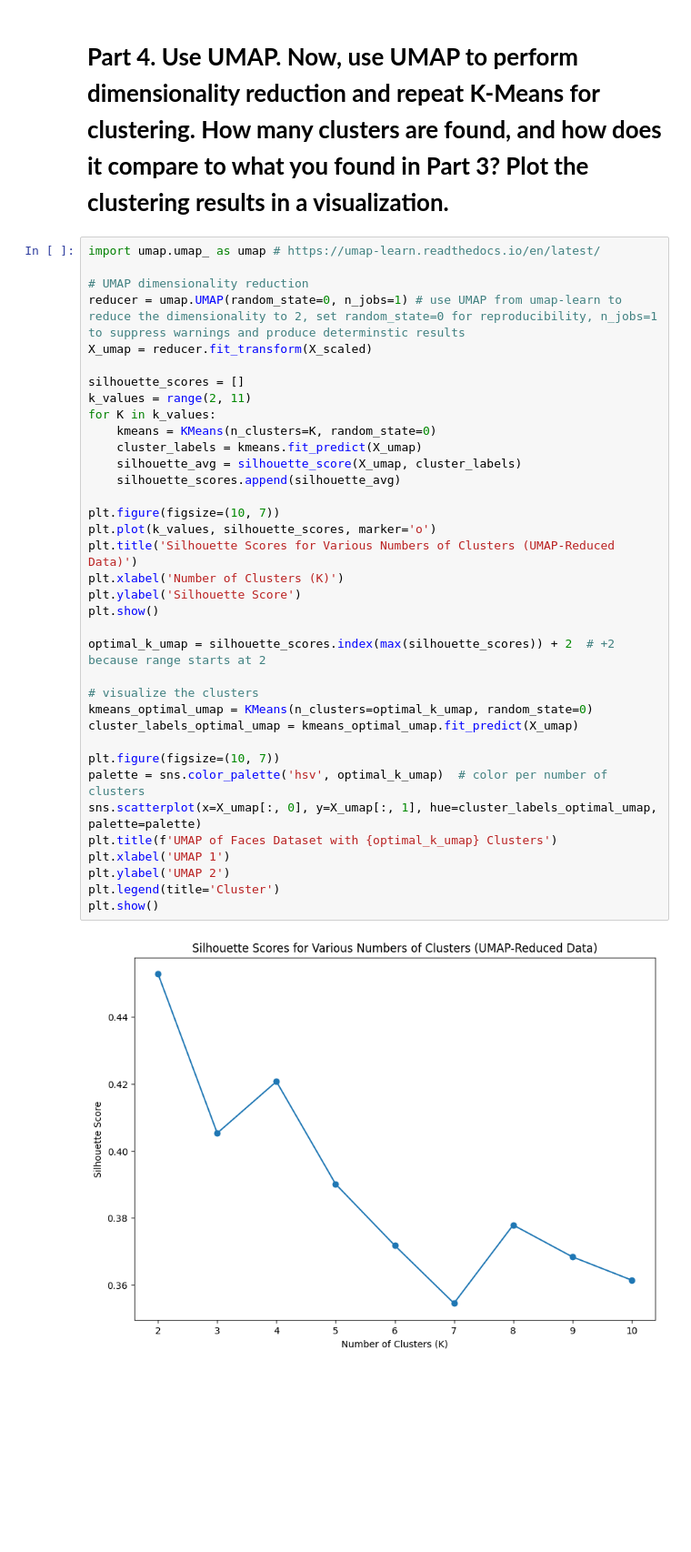
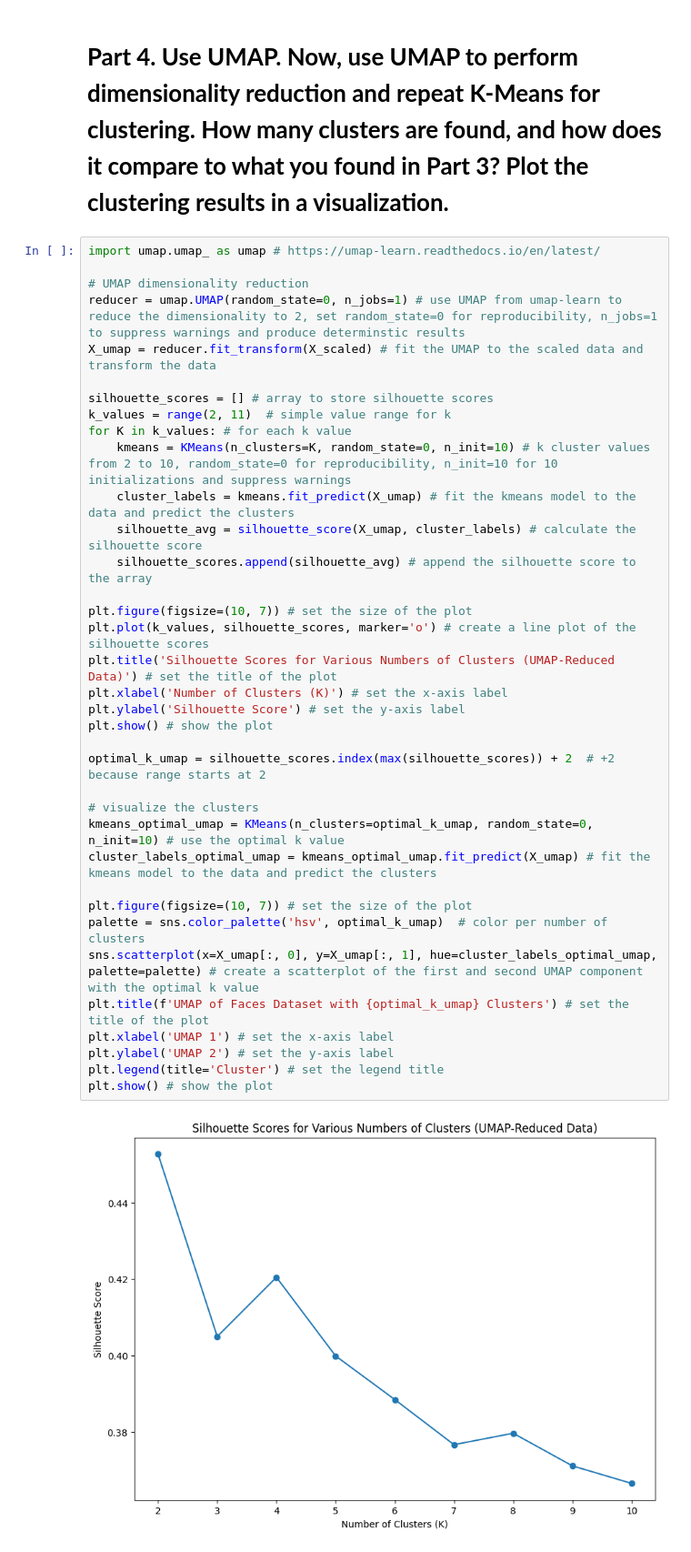
Before and after one commit to SuperRitchie/cmpt419, a Jupyter notebook: a2/a2.ipynb, the cells around one changed output. Shown: that part at 91% size. Drawn from its saved outputs; the diff is of its cells as text; blank space fills up the shorter version.

```diff
--- a/a2/a2.ipynb
+++ b/a2/a2.ipynb
@@ -123,39 +268,39 @@ plt.show()
 # %%
 import umap.umap_ as umap # https://umap-learn.readthedocs.io/en/latest/
 
 # UMAP dimensionality reduction
 reducer = umap.UMAP(random_state=0, n_jobs=1) # use UMAP from umap-learn to reduce the dimensionality to 2, set random_state=0 for reproducibility, n_jobs=1 to suppress warnings and produce determinstic results
-X_umap = reducer.fit_transform(X_scaled)
+X_umap = reducer.fit_transform(X_scaled) # fit the UMAP to the scaled data and transform the data
 
-silhouette_scores = []
-k_values = range(2, 11)
-for K in k_values:
-    kmeans = KMeans(n_clusters=K, random_state=0)
-    cluster_labels = kmeans.fit_predict(X_umap)
-    silhouette_avg = silhouette_score(X_umap, cluster_labels)
-    silhouette_scores.append(silhouette_avg)
+silhouette_scores = [] # array to store silhouette scores
+k_values = range(2, 11)  # simple value range for k
+for K in k_values: # for each k value
+    kmeans = KMeans(n_clusters=K, random_state=0, n_init=10) # k cluster values from 2 to 10, random_state=0 for reproducibility, n_init=10 for 10 initializations and suppress warnings
+    cluster_labels = kmeans.fit_predict(X_umap) # fit the kmeans model to the data and predict the clusters
+    silhouette_avg = silhouette_score(X_umap, cluster_labels) # calculate the silhouette score
+    silhouette_scores.append(silhouette_avg) # append the silhouette score to the array
 
-plt.figure(figsize=(10, 7))
-plt.plot(k_values, silhouette_scores, marker='o')
-plt.title('Silhouette Scores for Various Numbers of Clusters (UMAP-Reduced Data)')
-plt.xlabel('Number of Clusters (K)')
-plt.ylabel('Silhouette Score')
-plt.show()
+plt.figure(figsize=(10, 7)) # set the size of the plot
+plt.plot(k_values, silhouette_scores, marker='o') # create a line plot of the silhouette scores
+plt.title('Silhouette Scores for Various Numbers of Clusters (UMAP-Reduced Data)') # set the title of the plot
+plt.xlabel('Number of Clusters (K)') # set the x-axis label
+plt.ylabel('Silhouette Score') # set the y-axis label
+plt.show() # show the plot
 
 optimal_k_umap = silhouette_scores.index(max(silhouette_scores)) + 2  # +2 because range starts at 2
 
 # visualize the clusters
-kmeans_optimal_umap = KMeans(n_clusters=optimal_k_umap, random_state=0)
-cluster_labels_optimal_umap = kmeans_optimal_umap.fit_predict(X_umap)
+kmeans_optimal_umap = KMeans(n_clusters=optimal_k_umap, random_state=0, n_init=10) # use the optimal k value
+cluster_labels_optimal_umap = kmeans_optimal_umap.fit_predict(X_umap) # fit the kmeans model to the data and predict the clusters
 
-plt.figure(figsize=(10, 7))
+plt.figure(figsize=(10, 7)) # set the size of the plot
 palette = sns.color_palette('hsv', optimal_k_umap)  # color per number of clusters
-sns.scatterplot(x=X_umap[:, 0], y=X_umap[:, 1], hue=cluster_labels_optimal_umap, palette=palette)
-plt.title(f'UMAP of Faces Dataset with {optimal_k_umap} Clusters')
-plt.xlabel('UMAP 1')
-plt.ylabel('UMAP 2')
-plt.legend(title='Cluster')
-plt.show()
+sns.scatterplot(x=X_umap[:, 0], y=X_umap[:, 1], hue=cluster_labels_optimal_umap, palette=palette) # create a scatterplot of the first and second UMAP component with the optimal k value
+plt.title(f'UMAP of Faces Dataset with {optimal_k_umap} Clusters') # set the title of the plot
+plt.xlabel('UMAP 1') # set the x-axis label
+plt.ylabel('UMAP 2') # set the y-axis label
+plt.legend(title='Cluster') # set the legend title
+plt.show() # show the plot
 # %% [output]
-[figure, old version]
+[figure, new version]
 [figure]
```
Also changed, not shown: parts of 5 cells of this notebook.
